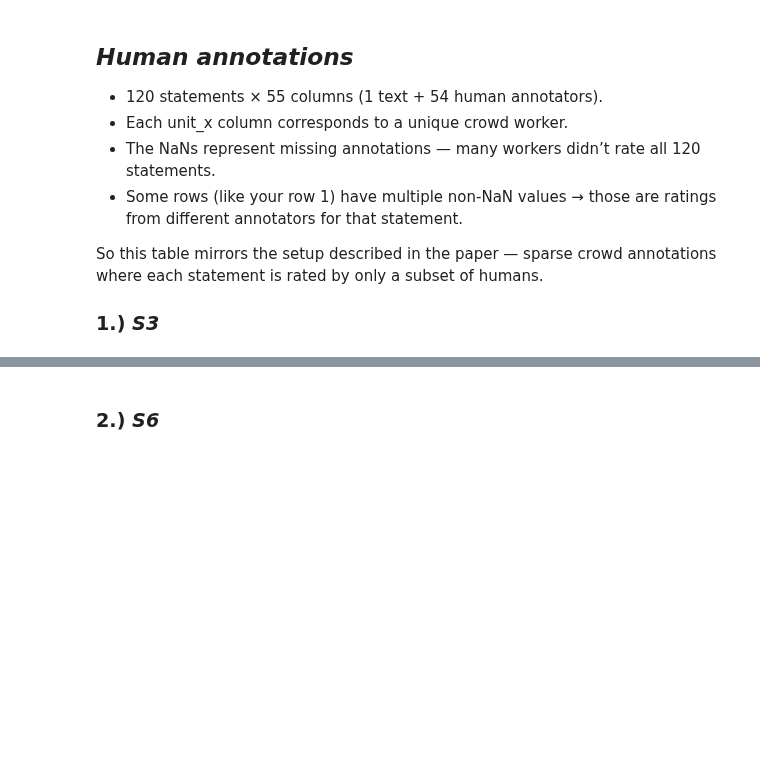
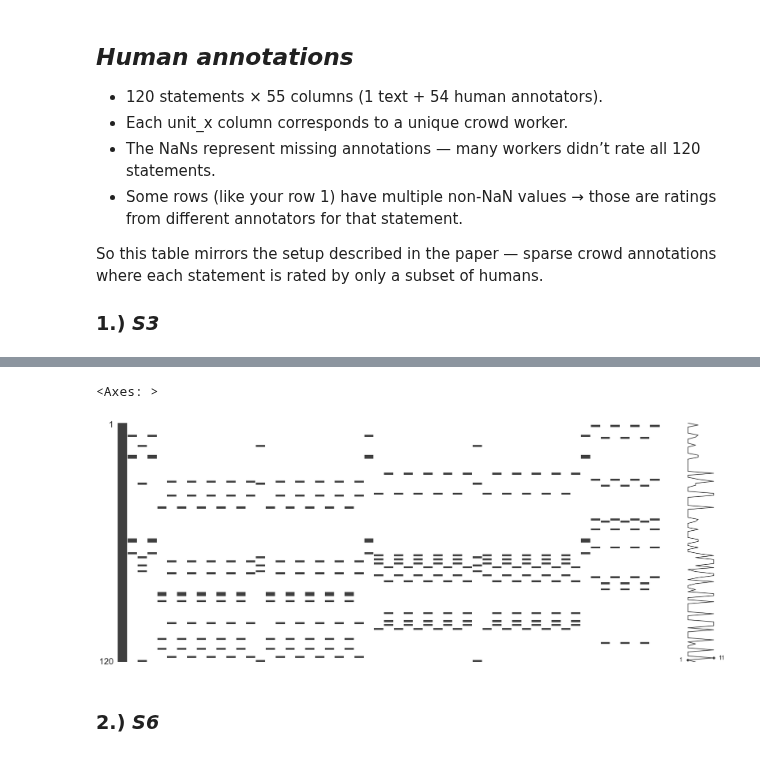
Before and after one commit to Ocean-code-1995/llm-judge-good-enough, a Jupyter notebook: politifact/src/analysis.ipynb, the cells around one changed output, grey strips where cells are left out. Drawn from its saved outputs; the diff is of its cells as text; code cells hidden in the pictures; blank space fills up the shorter version.

```diff
--- a/politifact/src/analysis.ipynb
+++ b/politifact/src/analysis.ipynb
@@ -80,3 +81,11 @@ Human Judgments shape: (120, 55)
+# %%
+import missingno as mn
+
+# show NaN pattern
+mn.matrix(human_judgments_s3)
+# %% [output]
+<Axes: >
+[figure, added]
 # %% [markdown]
 ### 2.) ***S6***
 # %%
```
Also changed, not shown: parts of 6 cells of this notebook.
